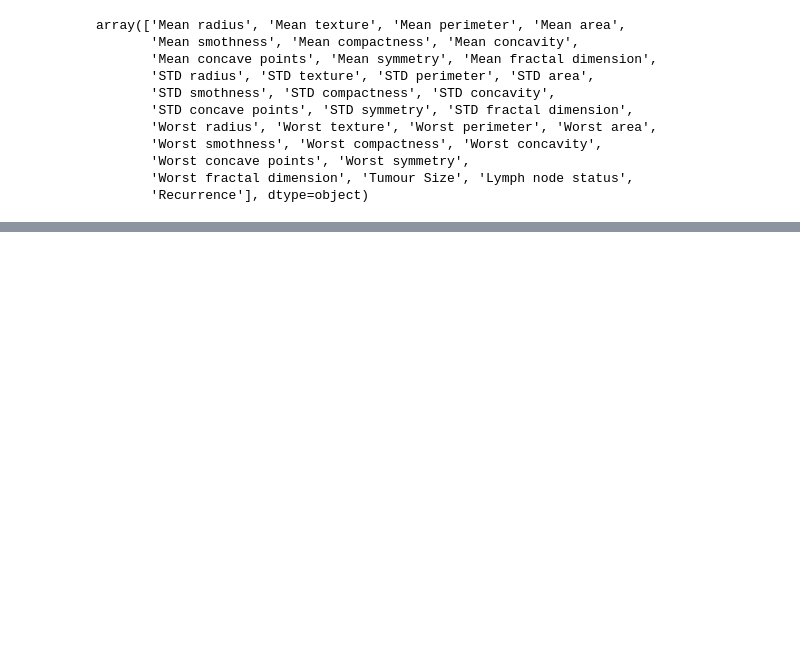
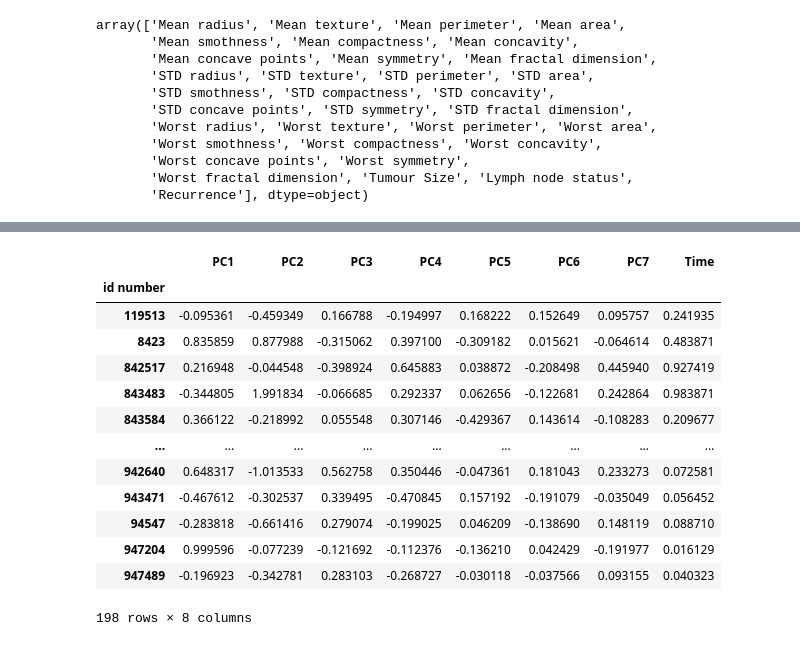
Before and after one commit to Raaaii/Breast_Cancer_ML-DL, a Jupyter notebook: preprocessing/preprocessing.ipynb, the cells around one changed output, grey strips where cells are left out. Saved outputs shown, nothing was run; the diff lists cells and outputs as text; code cells hidden in the pictures; blank space fills up the shorter version.

```diff
--- a/preprocessing/preprocessing.ipynb
+++ b/preprocessing/preprocessing.ipynb
@@ -466,0 +557,20 @@ clasData.to_excel("classificationData.xlsx")
+# %%
+#make new dataframe with the 9 components and the index of the original dataset leaving in the target variable "time"
+pcaDf = pd.DataFrame(pca.transform(regData), columns=["PC1", "PC2", "PC3", "PC4", "PC5", "PC6", "PC7"], index=regData.index)
+pcaDf["Time"] = regData["Time"]
+pcaDf
+# %% [output]
+|  | PC1 | PC2 | PC3 | PC4 | PC5 | PC6 | PC7 | Time |
+| id number |  |  |  |  |  |  |  |  |
+| 119513 | -0.095361 | -0.459349 | 0.166788 | -0.194997 | 0.168222 | 0.152649 | 0.095757 | 0.241935 |
+| 8423 | 0.835859 | 0.877988 | -0.315062 | 0.397100 | -0.309182 | 0.015621 | -0.064614 | 0.483871 |
+| 842517 | 0.216948 | -0.044548 | -0.398924 | 0.645883 | 0.038872 | -0.208498 | 0.445940 | 0.927419 |
+| 843483 | -0.344805 | 1.991834 | -0.066685 | 0.292337 | 0.062656 | -0.122681 | 0.242864 | 0.983871 |
+| 843584 | 0.366122 | -0.218992 | 0.055548 | 0.307146 | -0.429367 | 0.143614 | -0.108283 | 0.209677 |
+| ... | ... | ... | ... | ... | ... | ... | ... | ... |
+| 942640 | 0.648317 | -1.013533 | 0.562758 | 0.350446 | -0.047361 | 0.181043 | 0.233273 | 0.072581 |
+| 943471 | -0.467612 | -0.302537 | 0.339495 | -0.470845 | 0.157192 | -0.191079 | -0.035049 | 0.056452 |
+| 94547 | -0.283818 | -0.661416 | 0.279074 | -0.199025 | 0.046209 | -0.138690 | 0.148119 | 0.088710 |
+| 947204 | 0.999596 | -0.077239 | -0.121692 | -0.112376 | -0.136210 | 0.042429 | -0.191977 | 0.016129 |
+| 947489 | -0.196923 | -0.342781 | 0.283103 | -0.268727 | -0.030118 | -0.037566 | 0.093155 | 0.040323 |
+198 rows × 8 columns
```
Also changed, not shown: parts of 15 cells of this notebook.
